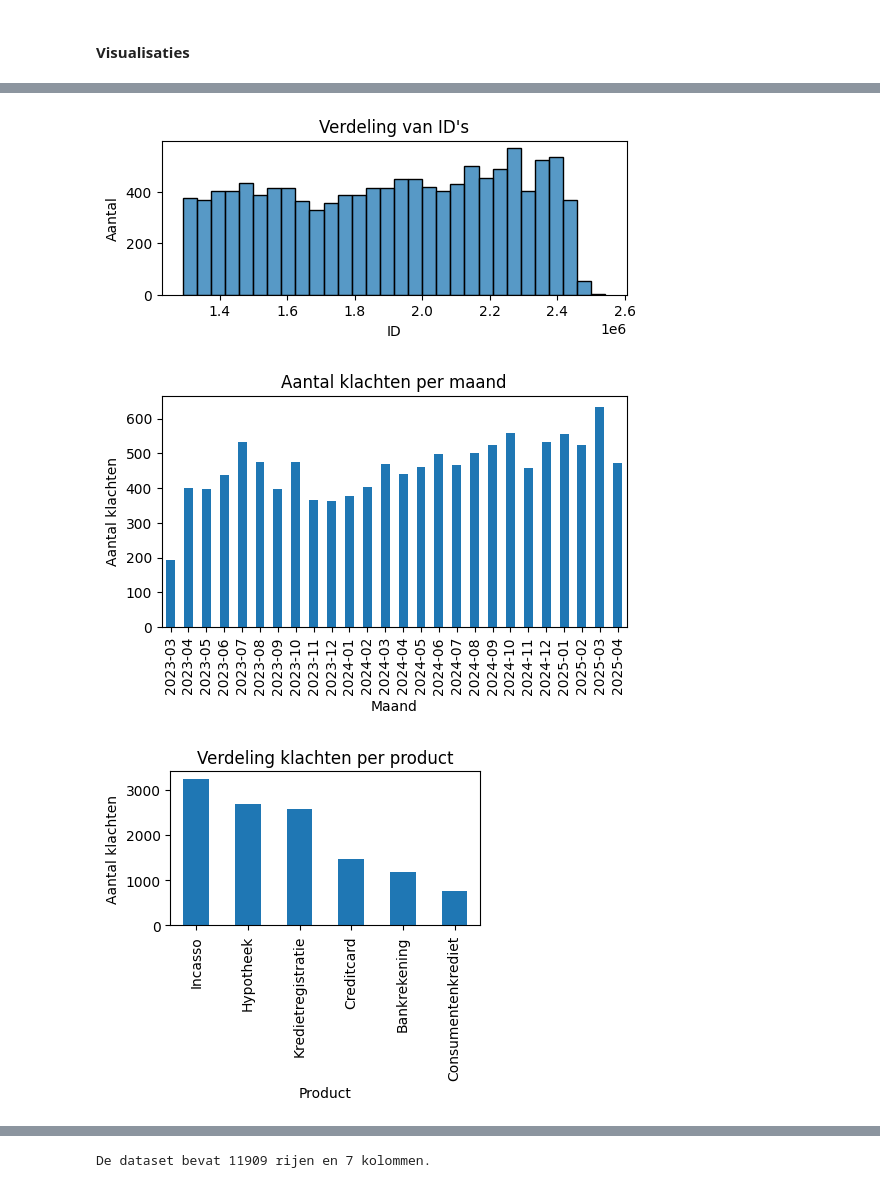
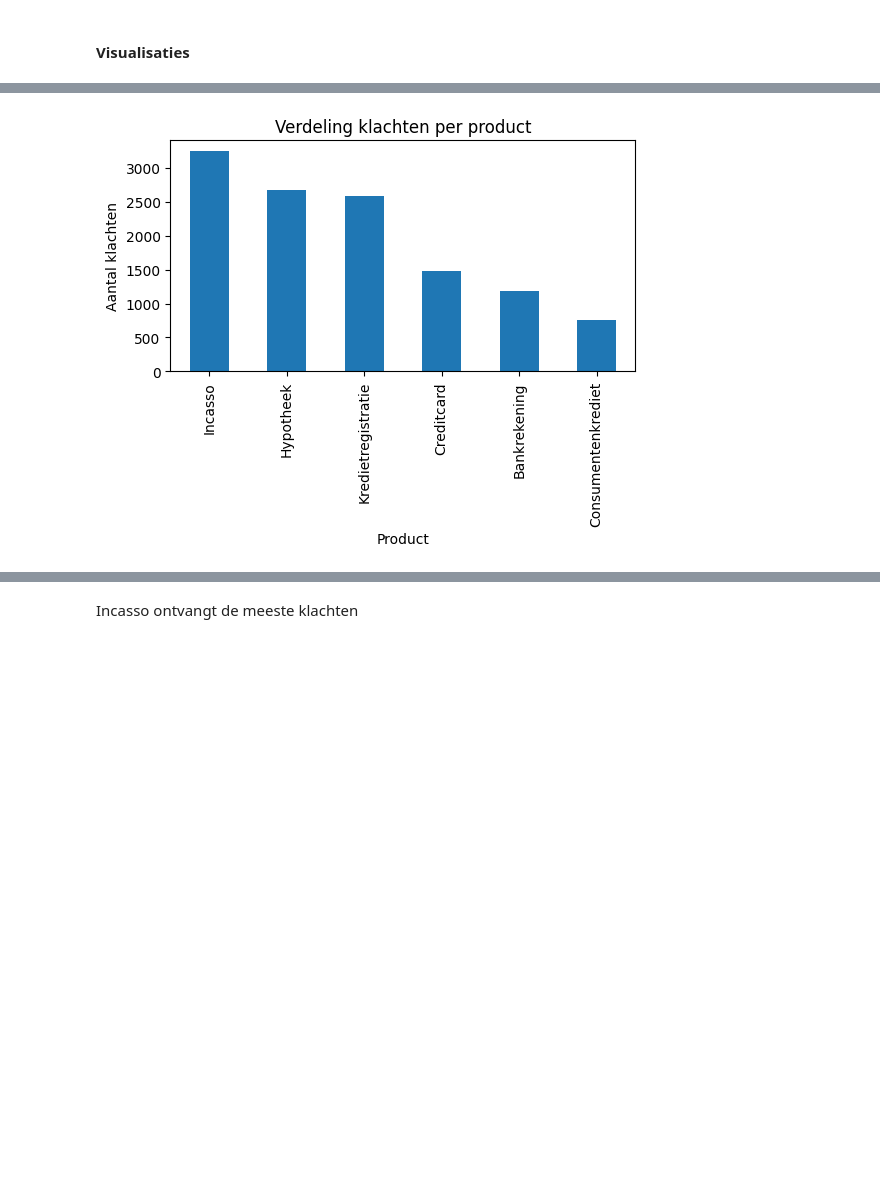
Before and after one commit to AmissaAbbes/Dataproject1, a Jupyter notebook: train_eda.ipynb, the cells around one changed output, grey strips where cells are left out. Saved outputs shown, nothing was run; the diff lists cells and outputs as text; code cells hidden in the pictures; blank space fills up the shorter version.

```diff
--- a/train_eda.ipynb
+++ b/train_eda.ipynb
@@ -75,48 +116,10 @@ plt.show()
 # %%
-df['Datum_ontvangst'] = pd.to_datetime(df['Datum_ontvangst'], errors='coerce')
-
-# 1. Histogram voor ID
-plt.figure(figsize=(6,2))
-sns.histplot(df['ID'], bins=30, kde=False)
-plt.title("Verdeling van ID's")
-plt.xlabel("ID")
-plt.ylabel("Aantal")
-plt.show()
-
-# 2. Histogram voor Datum_ontvangst (tijdreeks, per maand)
+# Bar chart voor Product
 plt.figure(figsize=(6,3))
-df['Datum_ontvangst'].dt.to_period("M").value_counts().sort_index().plot(kind="bar")
-plt.title("Aantal klachten per maand")
-plt.xlabel("Maand")
-plt.ylabel("Aantal klachten")
-plt.show()
-
-# 3. Bar chart voor Product
-plt.figure(figsize=(4,2))
 df['Product'].value_counts().plot(kind="bar")
 plt.title("Verdeling klachten per product")
 plt.xlabel("Product")
 plt.ylabel("Aantal klachten")
 plt.show()
-
-# 4. Lengte van Omschrijving (hoeveel tekst per klacht)
-df['Omschrijving_lengte'] = df['Omschrijving'].str.len()
-plt.figure(figsize=(6,3))
-sns.histplot(df['Omschrijving_lengte'], bins=30, kde=False)
-plt.title("Lengte van klachtomschrijvingen")
-plt.xlabel("Aantal tekens")
-plt.ylabel("Aantal")
-plt.show()
-
-# 5. Lengte van Antwoord_bedrijf (hoe uitgebreid reageren bedrijven)
-df['Antwoord_lengte'] = df['Antwoord_bedrijf'].str.len()
-plt.figure(figsize=(6,3))
-sns.histplot(df['Antwoord_lengte'], bins=30, kde=False)
-plt.title("Lengte van bedrijfsantwoorden")
-plt.xlabel("Aantal tekens")
-plt.ylabel("Aantal")
-plt.show()
 # %% [output]
-[figure, old version]
+[figure, new version]
-[figure, removed]
-[figure, removed]
@@ -125,5 +126,2 @@ plt.show()
-# %%
-df.shape
-print("De dataset bevat {} rijen en {} kolommen.".format(df.shape[0], df.shape[1]))
-# %% [output]
-De dataset bevat 11909 rijen en 7 kolommen.
+# %% [markdown]
+Incasso ontvangt de meeste klachten
```
Also changed, not shown: parts of 11 cells of this notebook.
